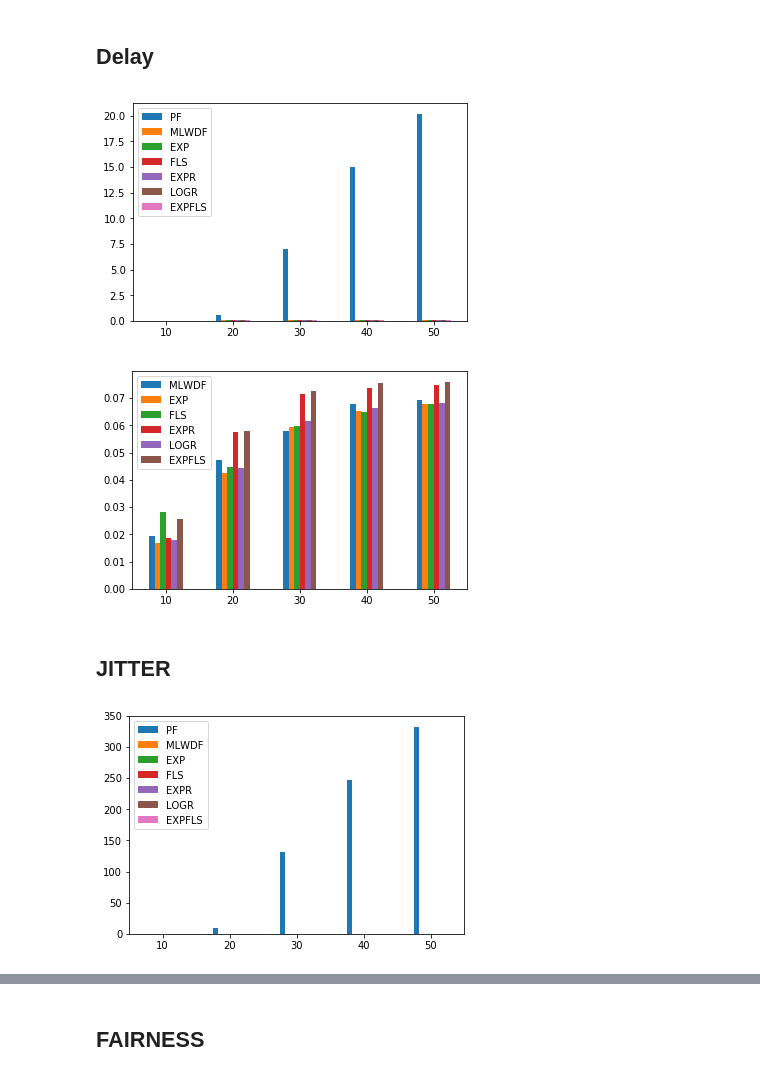
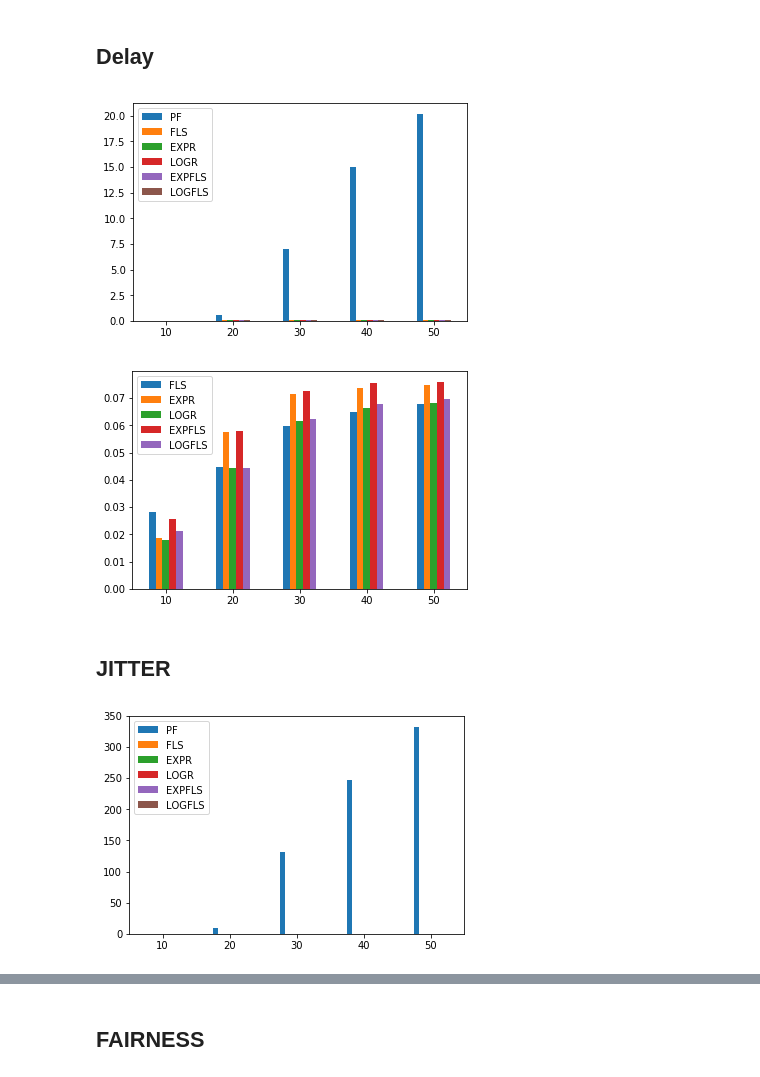
Before and after one commit to gdbranco/lte-sim-dev-new, a Jupyter notebook: myStuff/scripts/P100_0WebApp_ConstantPosition.ipynb, the cells around one changed output, grey strips where cells are left out. Saved outputs shown, nothing was run; the diff lists cells and outputs as text; code cells hidden in the pictures.

```diff
--- a/myStuff/scripts/P100_0WebApp_ConstantPosition.ipynb
+++ b/myStuff/scripts/P100_0WebApp_ConstantPosition.ipynb
@@ -216,9 +216,11 @@ class LTEParser:
         return fairnessPerApp
 # %%
 base = "../../../Simulations/SingleCell/P100_0WebApp_ConstantPosition"
+graphicsbase = "./pdfs/P100_0WebApp_ConstantPosition/"
 ext = ".gz"
 until = 21
 users = 51
+scheds = 9
 files = {
          1: {
                 3: {10: [], 20: [], 30: [], 40: [], 50: [], 60: [], 70: [], 80: [], 90: [], 100: []},
@@ -253,9 +255,14 @@ files = {
                 3: {10: [], 20: [], 30: [], 40: [], 50: [], 60: [], 70: [], 80: [], 90: [], 100: []},
                 30: {10: [], 20: [], 30: [], 40: [], 50: [], 60: [], 70: [], 80: [], 90: [], 100: []},
                 120: {10: [], 20: [], 30: [], 40: [], 50: [], 60: [], 70: [], 80: [], 90: [], 100: []}
+             },
+        8: {
+                3: {10: [], 20: [], 30: [], 40: [], 50: [], 60: [], 70: [], 80: [], 90: [], 100: []},
+                30: {10: [], 20: [], 30: [], 40: [], 50: [], 60: [], 70: [], 80: [], 90: [], 100: []},
+                120: {10: [], 20: [], 30: [], 40: [], 50: [], 60: [], 70: [], 80: [], 90: [], 100: []}
              }
         }
-for sched in range(1,8):
+for sched in range(1,scheds):
     for ue in range(10, users, 10):
         for vel in [3]:
             for count in range(1,until):
@@ -390,33 +384,36 @@ dfGPUTVIDEO
 # %% [markdown]
 ## Delay
 # %%
-dfDELAYVIDEO = pd.DataFrame({'PF': DELAYVIDEO[1], 'MLWDF': DELAYVIDEO[2], 'EXP': DELAYVIDEO[3],
-                            'FLS': DELAYVIDEO[4], 'EXPR': DELAYVIDEO[5], 'LOGR': DELAYVIDEO[6], 'EXPFLS': DELAYVIDEO[7]},
+dfDELAYVIDEO = pd.DataFrame({'PF': metrics["VIDEO"]["DELAY"][1],
+                            'FLS': metrics["VIDEO"]["DELAY"][4], 'EXPR': metrics["VIDEO"]["DELAY"][5],
+                             'LOGR': metrics["VIDEO"]["DELAY"][6], 'EXPFLS': metrics["VIDEO"]["DELAY"][7]
+                            ,'LOGFLS': metrics["VIDEO"]["DELAY"][8]},
                            index=[10,20,30,40,50])
 plot = dfDELAYVIDEO.plot.bar(rot=0)
 fig = plot.get_figure()
-fig.savefig("./pdfs/DelayVideoPF.pdf", bbox_inches='tight')
+fig.savefig(graphicsbase +"DelayVideoPF.pdf", bbox_inches='tight')
 # %% [output]
-[figure, old version]
+[figure, new version]
 # %%
-dfDELAYVIDEO = pd.DataFrame({'MLWDF': DELAYVIDEO[2], 'EXP': DELAYVIDEO[3],
-                            'FLS': DELAYVIDEO[4], 'EXPR': DELAYVIDEO[5],
-                             'LOGR': DELAYVIDEO[6], 'EXPFLS': DELAYVIDEO[7]},
+dfDELAYVIDEO = pd.DataFrame({'FLS': metrics["VIDEO"]["DELAY"][4], 'EXPR': metrics["VIDEO"]["DELAY"][5],
+                             'LOGR': metrics["VIDEO"]["DELAY"][6], 'EXPFLS': metrics["VIDEO"]["DELAY"][7],
+                            'LOGFLS': metrics["VIDEO"]["DELAY"][8]},
                            index=[10,20,30,40,50])
 plot = dfDELAYVIDEO.plot.bar(rot=0)
 fig = plot.get_figure()
-fig.savefig("./pdfs/DelayVideo.pdf", bbox_inches='tight')
+fig.savefig(graphicsbase + "DelayVideo.pdf", bbox_inches='tight')
 # %% [output]
-[figure, old version]
+[figure, new version]
 # %% [markdown]
 ## JITTER
 # %%
-dfJITTERVIDEO = pd.DataFrame({'PF': JITTERVIDEO[1], 'MLWDF': JITTERVIDEO[2], 'EXP': JITTERVIDEO[3],
-                            'FLS': JITTERVIDEO[4], 'EXPR': JITTERVIDEO[5], 'LOGR': JITTERVIDEO[6], 'EXPFLS': JITTERVIDEO[7]},
+dfJITTERVIDEO = pd.DataFrame({'PF': metrics["VIDEO"]["JITTER"][1],'FLS': metrics["VIDEO"]["JITTER"][4],
+                              'EXPR': metrics["VIDEO"]["JITTER"][5], 'LOGR': metrics["VIDEO"]["JITTER"][6],
+                              'EXPFLS': metrics["VIDEO"]["JITTER"][7],'LOGFLS': metrics["VIDEO"]["JITTER"][8]},
                            index=[10,20,30,40,50])
 plot = dfJITTERVIDEO.plot.bar(rot=0)
 fig = plot.get_figure()
-fig.savefig("./pdfs/JitterVideoPF.pdf", bbox_inches='tight')
+fig.savefig(graphicsbase + "JitterVideoPF.pdf", bbox_inches='tight')
 # %% [output]
-[figure, old version]
+[figure, new version]
 # %%
```
Also changed, not shown: parts of 15 cells of this notebook, 14 other files.
